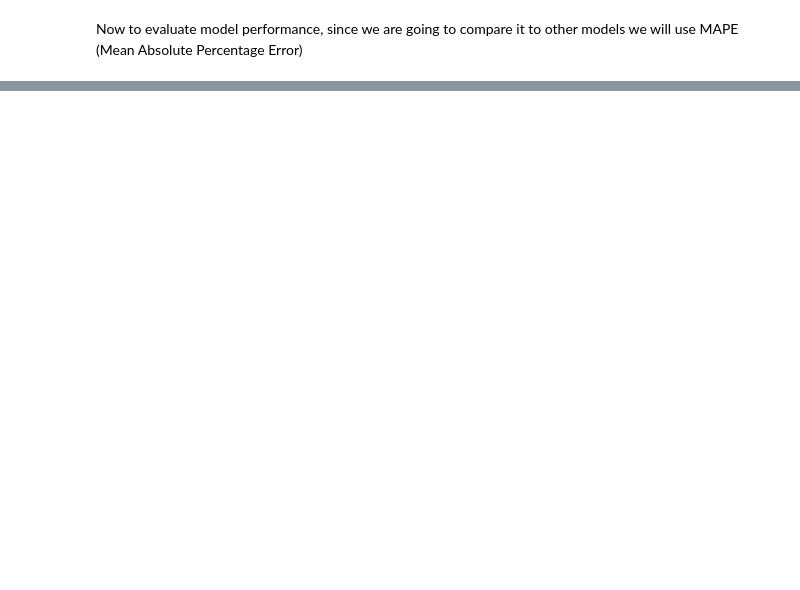
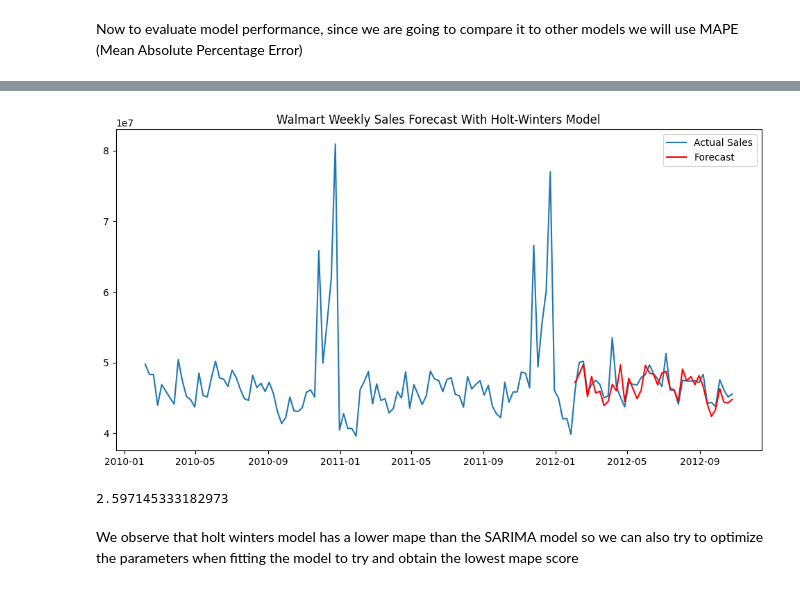
Before and after one commit to lieric90/walmart-sales-forecast, a Jupyter notebook: src/walmart_sales_forecast.ipynb, the cells around one changed output, grey strips where cells are left out. Cells and saved outputs as stored; diff of their text form; code cells hidden in the pictures; blank space fills up the shorter version.

```diff
--- a/src/walmart_sales_forecast.ipynb
+++ b/src/walmart_sales_forecast.ipynb
@@ -155,0 +166,15 @@ sarima_mape
+# %%
+plt.figure(figsize=(12, 6))
+plt.plot(week_total['weekly_sales'], label='Actual Sales')
+plt.plot(holtwinters_forecast, label='Forecast', color='red')
+plt.legend()
+plt.title('Walmart Weekly Sales Forecast With Holt-Winters Model')
+plt.show()
+# %% [output]
+[figure, added]
+# %%
+print(calculate_mape(x_test, holtwinters_forecast))
+# %% [output]
+2.597145333182973
+# %% [markdown]
+We observe that holt winters model has a lower mape than the SARIMA model so we can also try to optimize the parameters when fitting the model to try and obtain the lowest mape score
```
Also changed, not shown: parts of 11 cells of this notebook.
